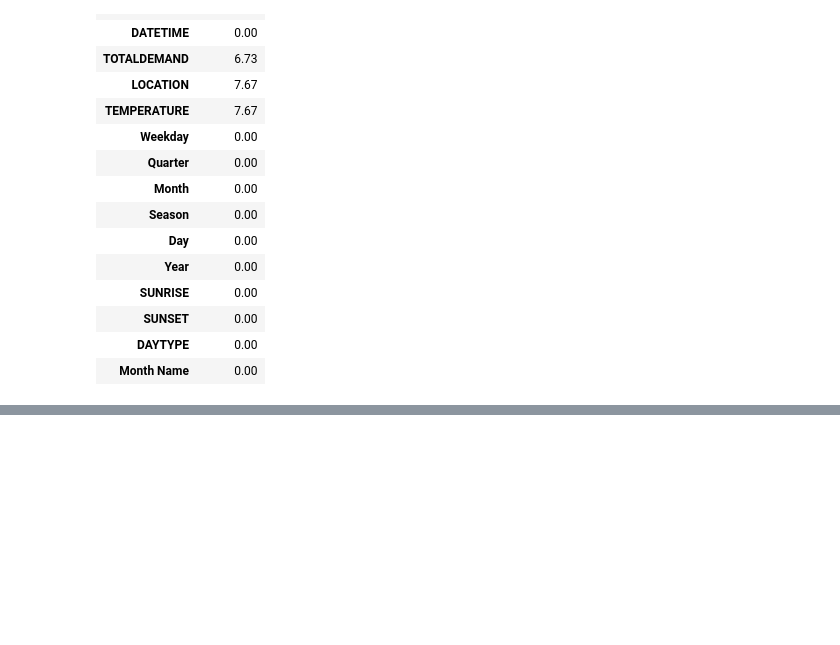
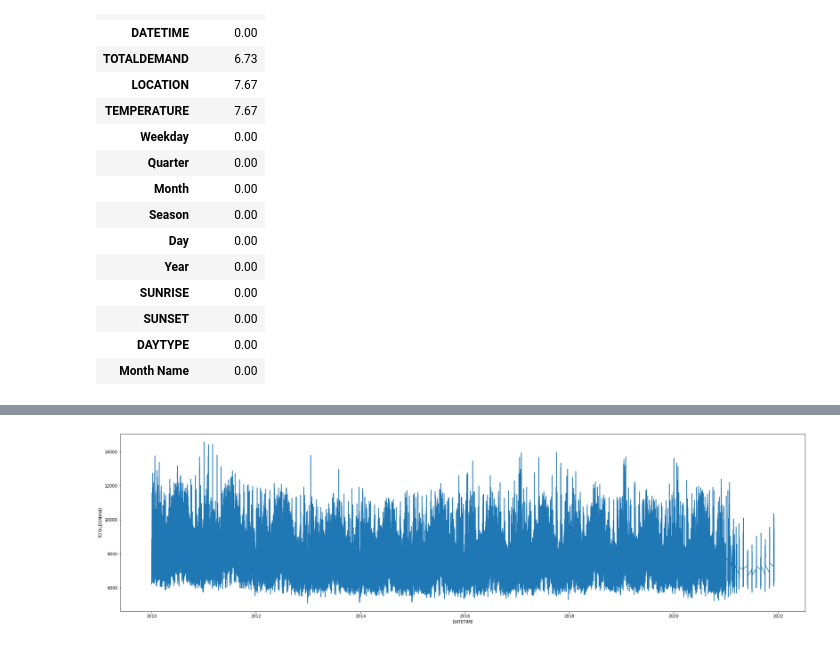
Before and after one commit to the-rahul-kumar/UNSW-Group-C-Project, a Jupyter notebook: Rahul-Workings/EDA.ipynb, the cells around one changed output, grey strips where cells are left out. Cells and saved outputs as stored; diff of their text form; code cells hidden in the pictures; blank space fills up the shorter version.

```diff
--- a/Rahul-Workings/EDA.ipynb
+++ b/Rahul-Workings/EDA.ipynb
@@ -224,0 +209,6 @@ plt.show()
+# %%
+plt.figure(figsize=(30,8))
+sns.lineplot(data=nsw_df, x="DATETIME", y="TOTALDEMAND")
+plt.show()
+# %% [output]
+[figure, added]
```
Also changed, not shown: parts of 10 cells of this notebook.
